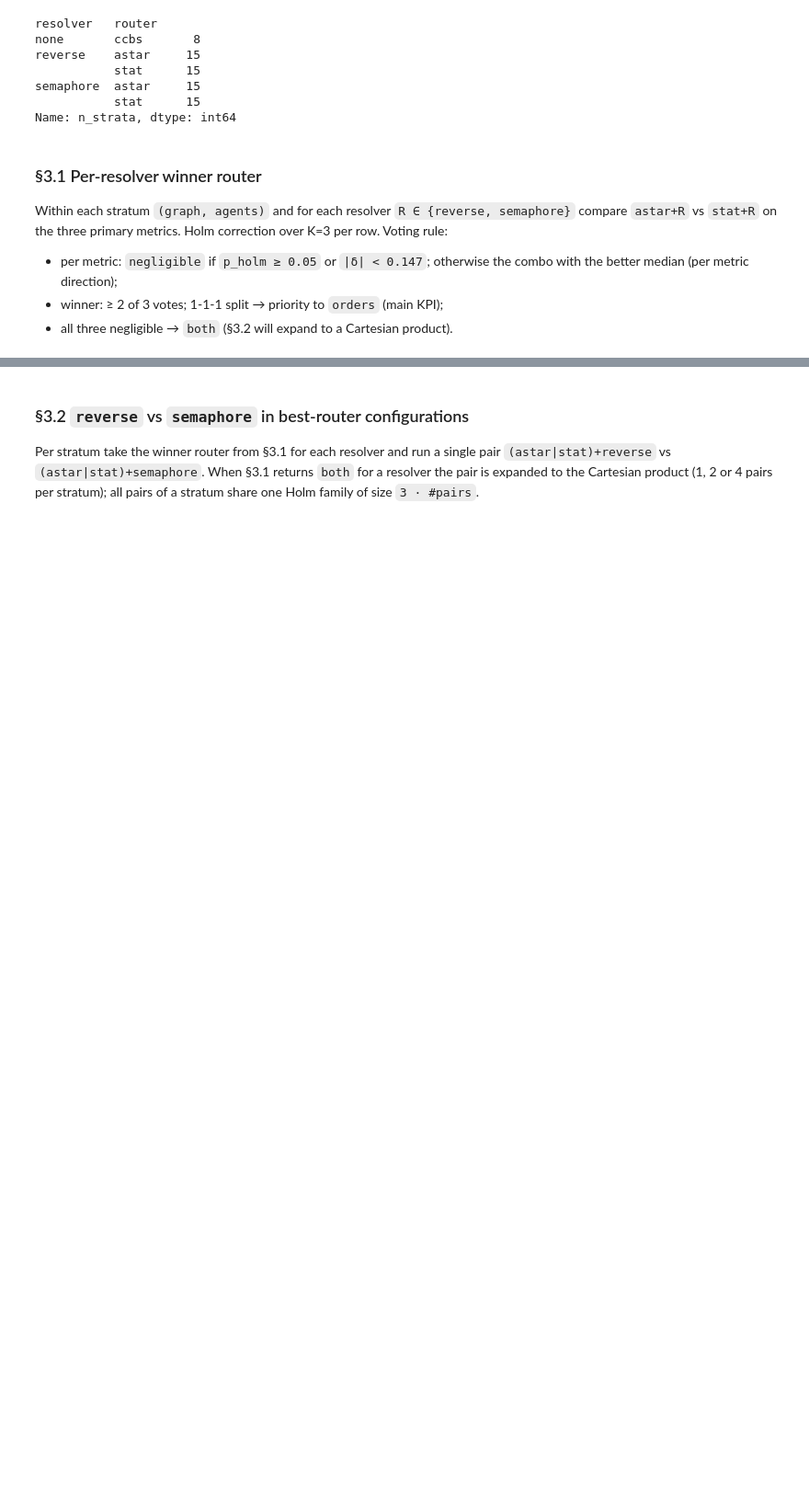
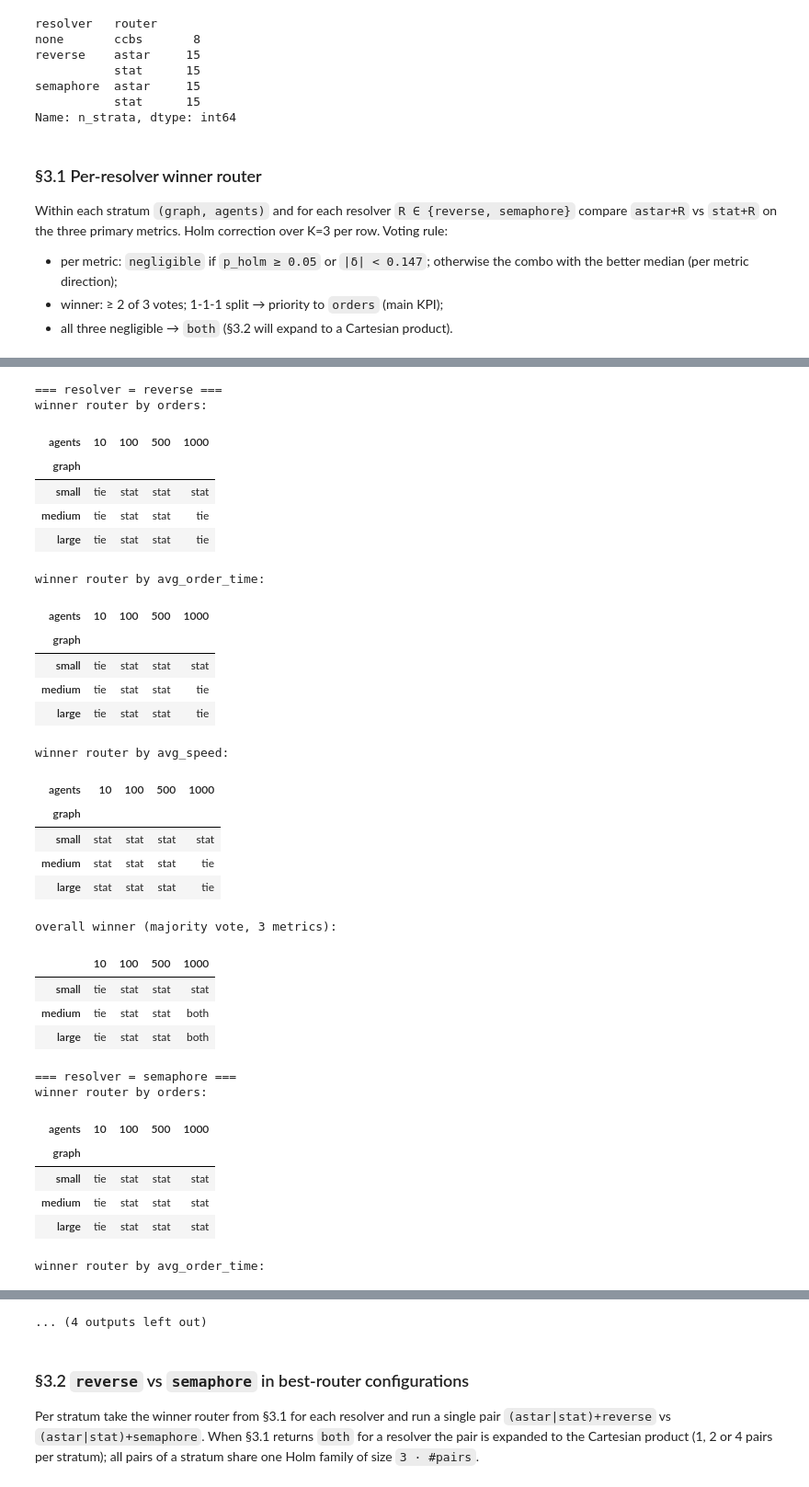
Before and after one commit to iktovr/master-diploma, a Jupyter notebook: src/demo/report.ipynb, the cells around one changed output, grey strips where cells are left out. Shown at 92% size. Cells and saved outputs as stored; diff of their text form; code cells hidden in the pictures; blank space fills up the shorter version.

```diff
--- a/src/demo/report.ipynb
+++ b/src/demo/report.ipynb
@@ -386,12 +284,0 @@ display(table_31)
-# %%
-# Winner-router summary matrix per resolver: rows = graph, cols = agents.
-def winner_router_matrix(resolver):
-    m = pd.DataFrame(index=GRAPH_ORDER, columns=AGENTS_ORDER, dtype=object)
-    for (r, g, a), w in winner_router.items():
-        if r == resolver:
-            m.loc[g, a] = w
-    return m
-
-for resolver in ('reverse', 'semaphore'):
-    print(f'\nwinner_router[{resolver}]:')
-    display(winner_router_matrix(resolver))
@@ -408,0 +307,64 @@ winner_router[semaphore]:
+# %%
+# §3.1 explicit winner matrices: per resolver, per metric — and overall.
+table_31_full = pd.concat(rows_31, ignore_index=True)
+
+
+def _winner_label_31(row):
+    if not row['significant'] or row['effect'] == 'negligible':
+        return 'tie'
+    higher_better = HIGHER_IS_BETTER[row['metric']]
+    a_better = row['cliffs_delta'] > 0 if higher_better else row['cliffs_delta'] < 0
+    return 'astar' if a_better else 'stat'
+
+
+table_31_full['winner_metric'] = table_31_full.apply(_winner_label_31, axis=1)
+
+for resolver in ('reverse', 'semaphore'):
+    sub = table_31_full[table_31_full['resolver'] == resolver]
+    print(f'\n=== resolver = {resolver} ===')
+    for metric in PRIMARY_METRICS:
+        mat = (sub[sub['metric'] == metric]
+               .pivot(index='graph', columns='agents', values='winner_metric')
+               .reindex(index=GRAPH_ORDER, columns=AGENTS_ORDER))
+        print(f'winner router by {metric}:')
+        display(mat)
+    # Overall (majority vote) matrix.
+    overall = pd.DataFrame(index=GRAPH_ORDER, columns=AGENTS_ORDER, dtype=object)
+    for (r, g, a), w in winner_router.items():
+        if r == resolver:
+            overall.loc[g, a] = w
+    print('overall winner (majority vote, 3 metrics):')
+    display(overall)
+# %% [output]
+=== resolver = reverse ===
+winner router by orders:
+| agents | 10 | 100 | 500 | 1000 |
+| graph |  |  |  |  |
+| small | tie | stat | stat | stat |
+| medium | tie | stat | stat | tie |
+| large | tie | stat | stat | tie |
+winner router by avg_order_time:
+| agents | 10 | 100 | 500 | 1000 |
+| graph |  |  |  |  |
+| small | tie | stat | stat | stat |
+| medium | tie | stat | stat | tie |
+| large | tie | stat | stat | tie |
+winner router by avg_speed:
+| agents | 10 | 100 | 500 | 1000 |
+| graph |  |  |  |  |
+| small | stat | stat | stat | stat |
+| medium | stat | stat | stat | tie |
+| large | stat | stat | stat | tie |
+overall winner (majority vote, 3 metrics):
+|  | 10 | 100 | 500 | 1000 |
+| small | tie | stat | stat | stat |
+| medium | tie | stat | stat | both |
+| large | tie | stat | stat | both |
+=== resolver = semaphore ===
+winner router by orders:
+| agents | 10 | 100 | 500 | 1000 |
+| graph |  |  |  |  |
+| small | tie | stat | stat | stat |
+| medium | tie | stat | stat | stat |
+| large | tie | stat | stat | stat |
+winner router by avg_order_time:
@@ -409,3 +376,4 @@ winner_router[semaphore]:
+... (4 outputs left out)
 # %% [markdown]
 ### §3.2 `reverse` vs `semaphore` in best-router configurations
 
```
Also changed, not shown: parts of 30 cells of this notebook, 22 other files.
